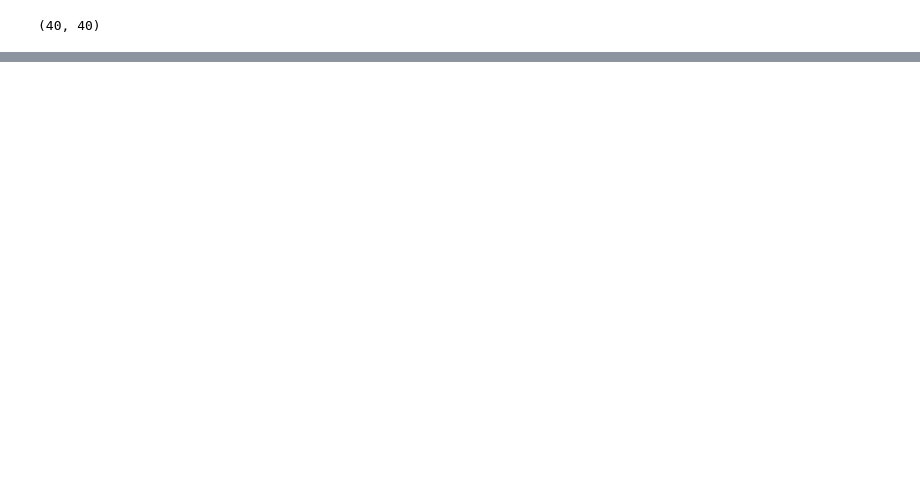
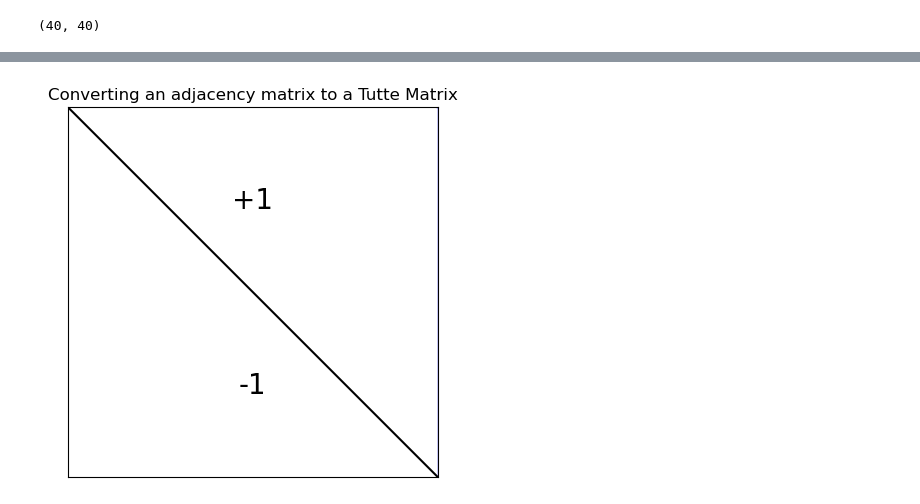
Before and after one commit to GregorySchwing/MatchingInPython, a Jupyter notebook: MonteCarloMatching.ipynb, the cells around one changed output, grey strips where cells are left out. Cells and saved outputs as stored; diff of their text form; code cells hidden in the pictures; blank space fills up the shorter version.

```diff
--- a/MonteCarloMatching.ipynb
+++ b/MonteCarloMatching.ipynb
@@ -42,0 +86,44 @@ plt.spy(mat, aspect='equal', marker='.', markersize=2)
+# %%
+import matplotlib.pyplot as plt
+import matplotlib.patches as patches
+import numpy as np
+
+def plot_TutteTeachingTool():
+    # Create a figure and axis
+    fig, ax = plt.subplots()
+
+    # Create a square
+    square = patches.Rectangle((0, 0), 1, 1, linewidth=1, edgecolor='b', facecolor='none')
+    ax.add_patch(square)
+
+    # Draw a line from the top-left corner to the bottom-right corner
+    ax.plot([0, 1], [1, 0], 'k')
+
+    # Add a big -1 to the top-right triangle
+    triangle_vertices = np.array([[0, 1], [1, 1], [0, 0]])
+    triangle = plt.Polygon(triangle_vertices, closed=True, fill=True, facecolor='w', edgecolor='none')
+    ax.add_patch(triangle)
+    ax.text(0.5, 0.75, '+1', fontsize=20, ha='center', va='center')
+
+    # Add a big +1 to the bottom-left triangle
+    triangle_vertices = np.array([[0, 1], [1, 0], [0, 0]])
+    triangle = plt.Polygon(triangle_vertices, closed=True, fill=True, facecolor='w', edgecolor='none')
+    ax.add_patch(triangle)
+    ax.text(0.5, 0.25, '-1', fontsize=20, ha='center', va='center')
+
+    # Set axis limits and aspect ratio
+    ax.set_xlim(0, 1)
+    ax.set_ylim(0, 1)
+    ax.set_aspect('equal')
+
+    # Remove axis labels and ticks
+    ax.set_xticks([])
+    ax.set_yticks([])
+    plt.title("Converting an adjacency matrix to a Tutte Matrix")
+    # Show the plot
+    plt.show()
+
+# Call the method to create the plot
+plot_TutteTeachingTool()
+# %% [output]
+[figure, added]
```
Also changed, not shown: parts of 20 cells of this notebook.
